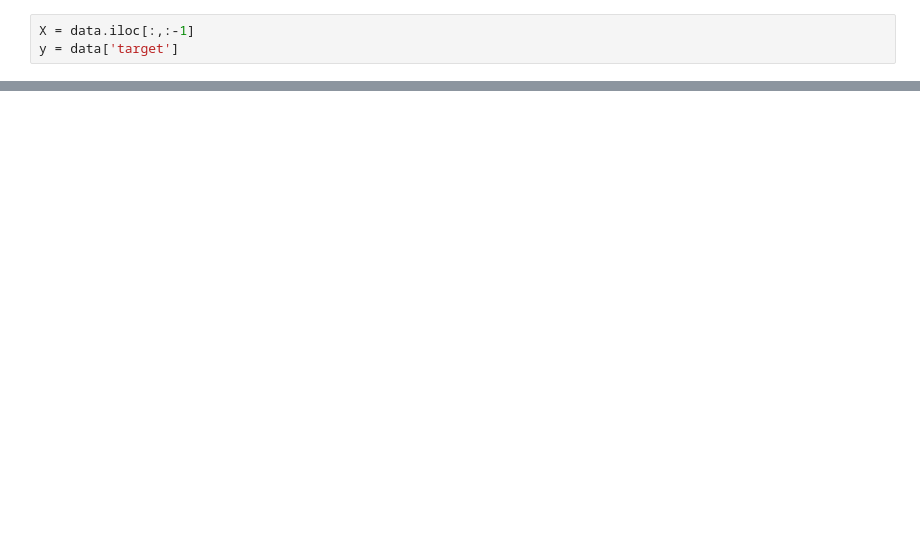
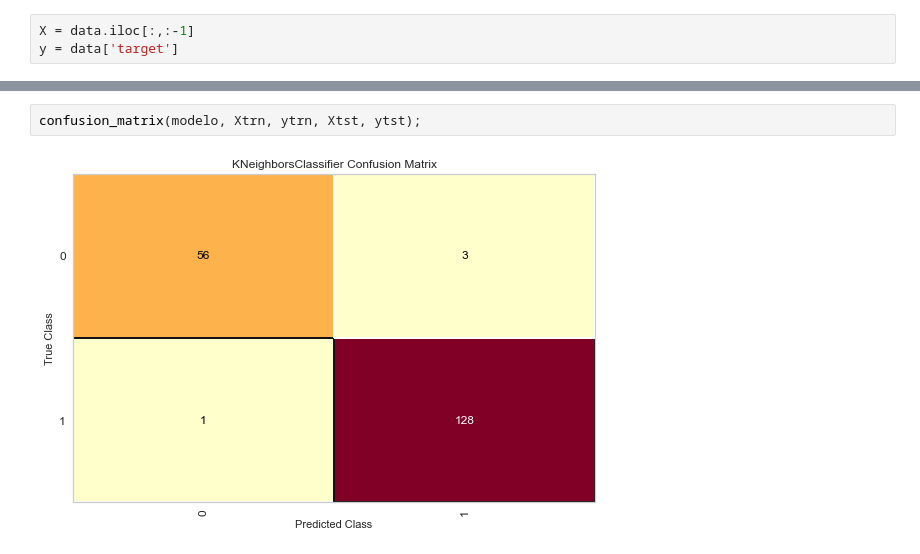
Before and after one commit to felbuch/Python_EPGE, a Jupyter notebook: 10-Aulas/15 - DataScience.ipynb, the cells around one changed output, grey strips where cells are left out. Drawn from its saved outputs; the diff is of its cells as text; blank space fills up the shorter version.

```diff
--- a/10-Aulas/15 - DataScience.ipynb
+++ b/10-Aulas/15 - DataScience.ipynb
@@ -97,0 +193,4 @@ classification_report(modelo, X_test, y_test);
+# %%
+confusion_matrix(modelo, Xtrn, ytrn, Xtst, ytst);
+# %% [output]
+[figure, added]
```
Also changed, not shown: parts of 40 cells of this notebook.
